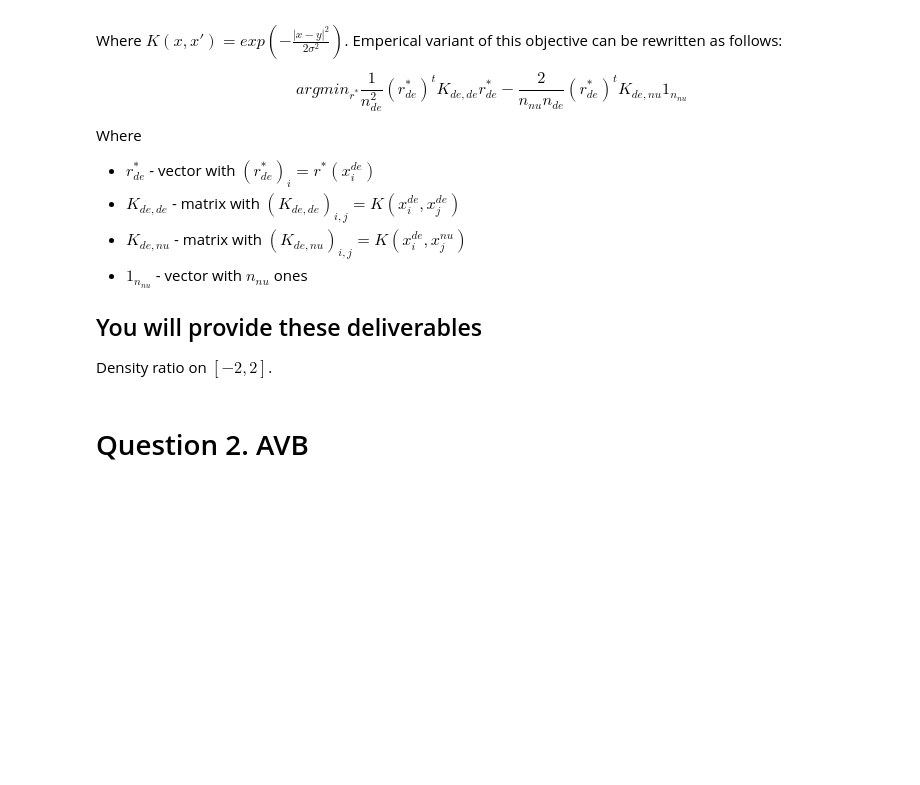
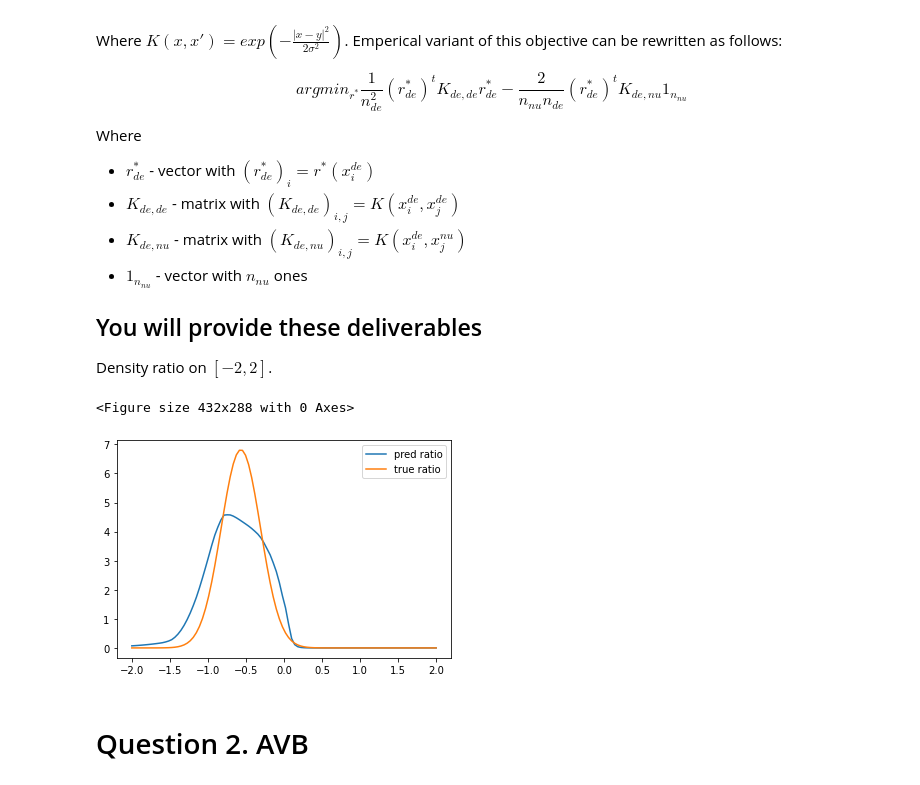
Before and after one commit to breengles/dul_2021, a Jupyter notebook: Homework8_DRE.ipynb, the cells around one changed output. Saved outputs shown, nothing was run; the diff lists cells and outputs as text; code cells hidden in the pictures; blank space fills up the shorter version.

```diff
--- a/Homework8_DRE.ipynb
+++ b/Homework8_DRE.ipynb
@@ -63,3 +62,8 @@ def q1(data_nu, data_de, batch_size=512, device="cuda"):
+# %%
+q1_results(q1)
+# %% [output]
+<Figure size 432x288 with 0 Axes>
+[figure, added]
 # %% [markdown]
 # Question 2. AVB
 # %% [markdown]
```
Also changed, not shown: parts of 7 cells of this notebook, 3 other files.
